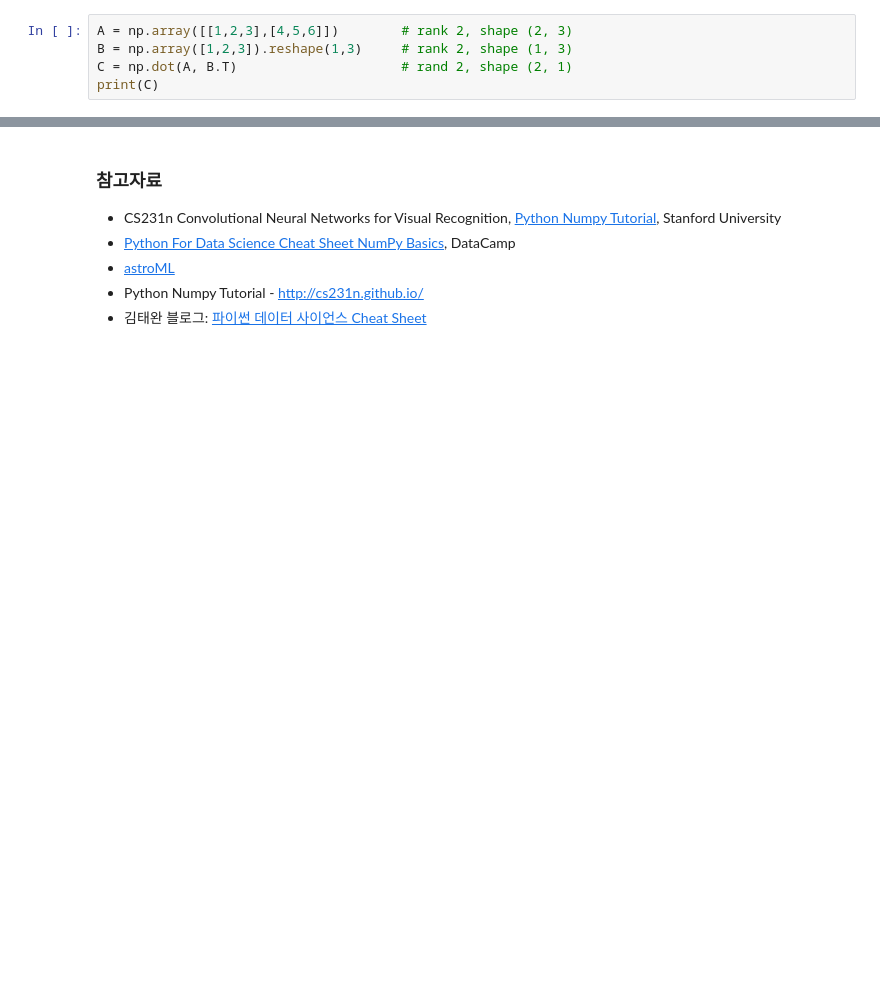
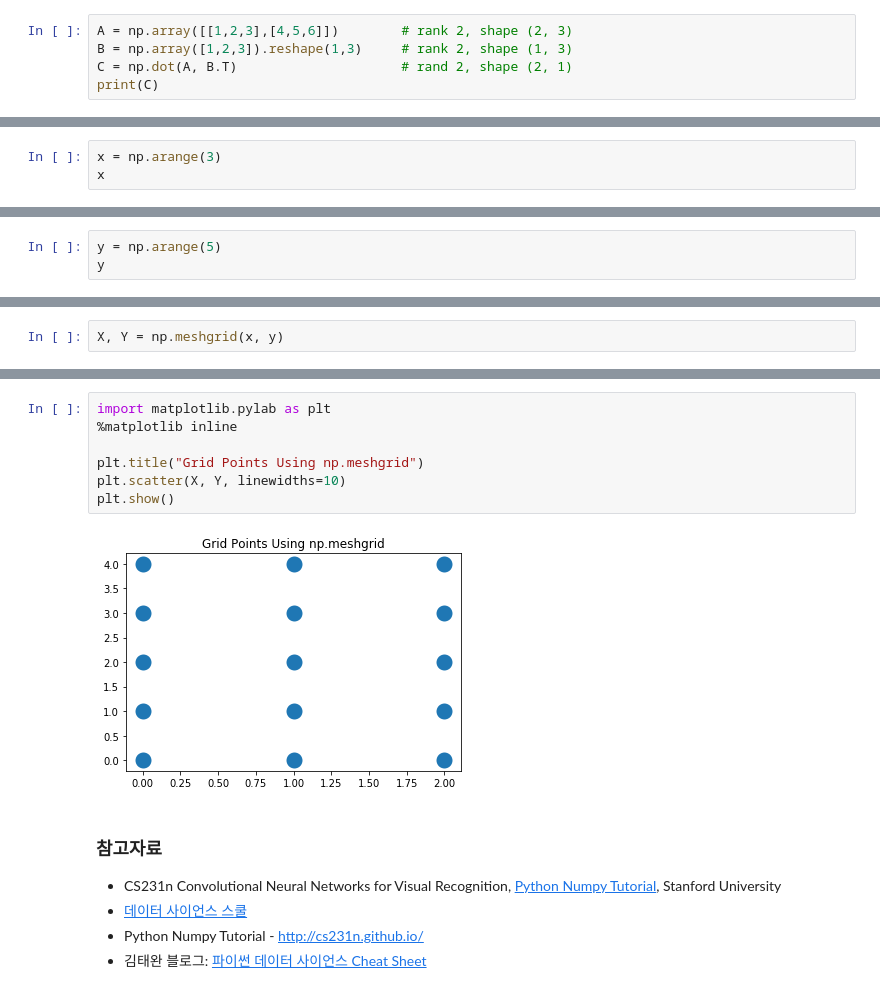
Before and after one commit to idebtor/KMOOC-ML, a Jupyter notebook: ipynb/JoyML02-2NumpyTutorial.ipynb, the cells around one changed output, grey strips where cells are left out. Saved outputs shown, nothing was run; the diff lists cells and outputs as text; blank space fills up the shorter version.

```diff
--- a/ipynb/JoyML02-2NumpyTutorial.ipynb
+++ b/ipynb/JoyML02-2NumpyTutorial.ipynb
@@ -642,0 +1006,3 @@ print(C)
+# %%
+x = np.arange(3)
+x
@@ -642,0 +1011,3 @@ print(C)
+# %%
+y = np.arange(5)
+y
@@ -642,0 +1016,2 @@ print(C)
+# %%
+X, Y = np.meshgrid(x, y)
@@ -643,7 +1042,15 @@ print(C)
+# %%
+import matplotlib.pylab as plt
+%matplotlib inline
+
+plt.title("Grid Points Using np.meshgrid")
+plt.scatter(X, Y, linewidths=10)
+plt.show()
+# %% [output]
+[figure, added]
 # %% [markdown]
 ### 참고자료
 - CS231n Convolutional Neural Networks for Visual Recognition, [Python Numpy Tutorial](http://cs231n.github.io/python-numpy-tutorial/), Stanford University
-- [Python For Data Science Cheat Sheet NumPy Basics](https://s3.amazonaws.com/assets.datacamp.com/blog_assets/Numpy_Python_Cheat_Sheet.pdf), DataCamp
-- [astroML](http://www.astroml.org/book_figures/appendix/fig_broadcast_visual.html)
+- [데이터 사이언스 스쿨](https://datascienceschool.net/view-notebook/17608f897087478bbeac096438c716f6/)
 - Python Numpy Tutorial - http://cs231n.github.io/
 - 김태완 블로그: [파이썬 데이터 사이언스 Cheat Sheet](http://taewan.kim/post/numpy_cheat_sheet/)
```
Also changed, not shown: parts of 80 cells of this notebook, 1 other file.
